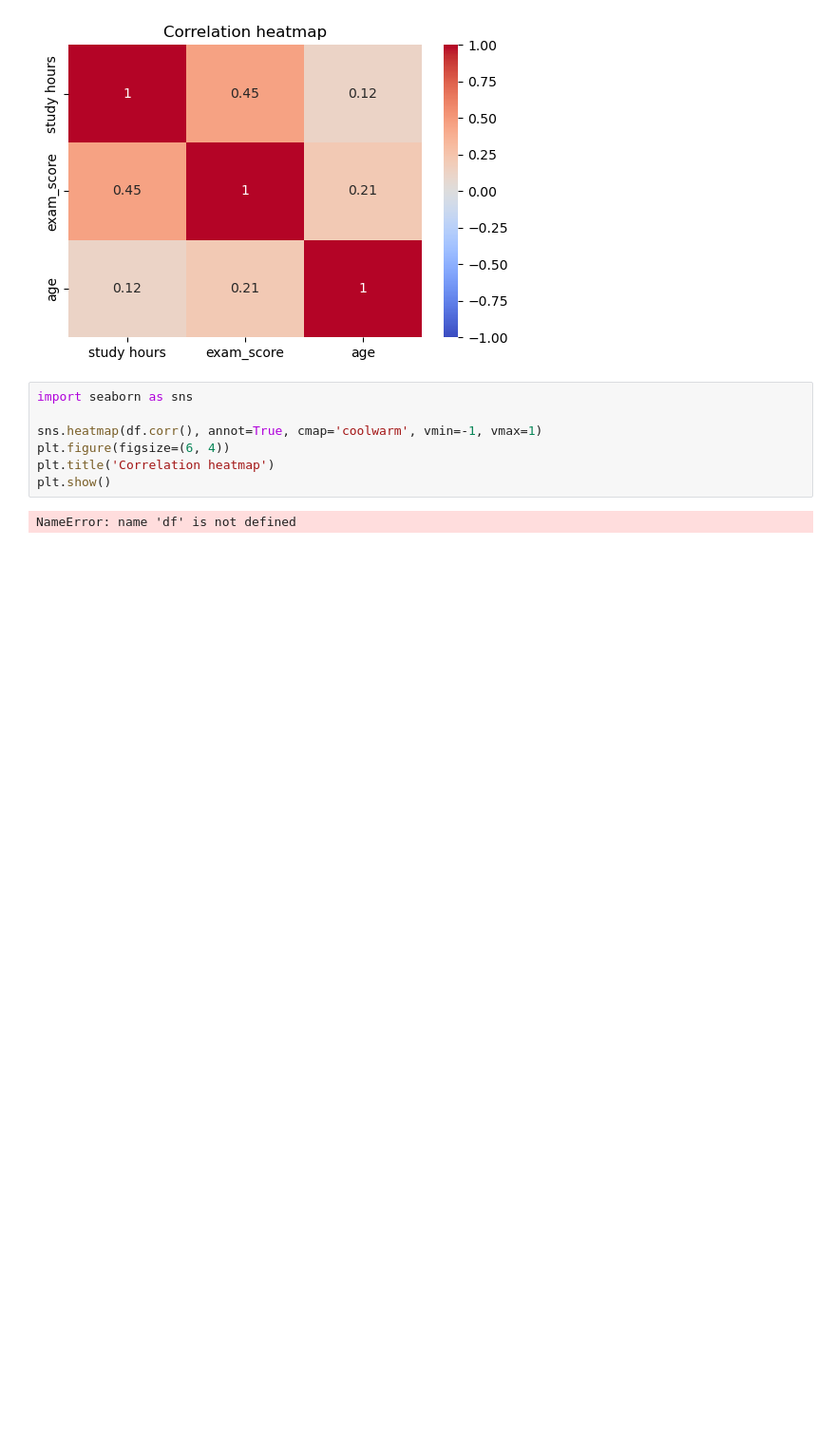
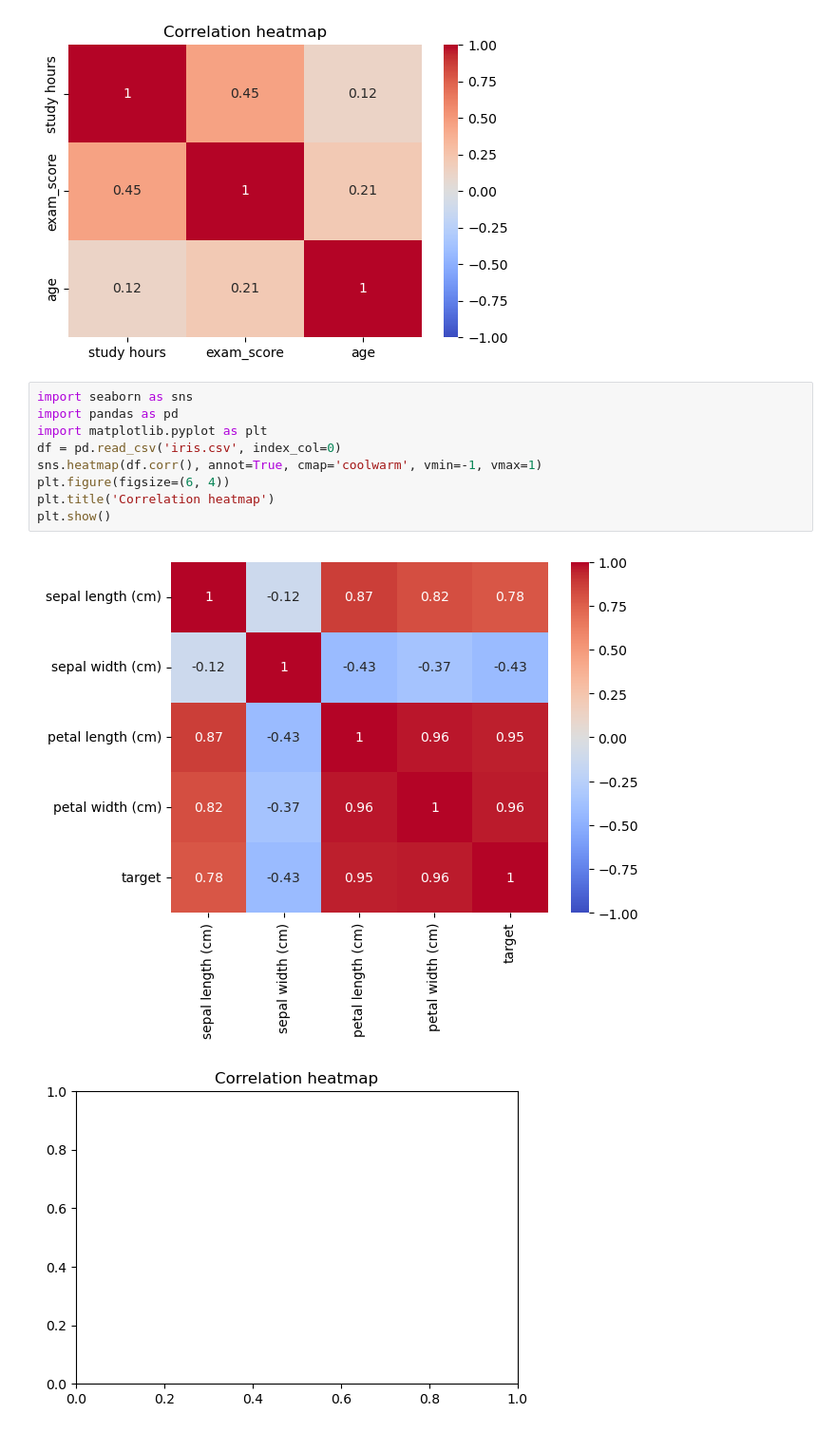
Before and after one commit to audiokello-hue/Testproject, a Jupyter notebook: coursework.ipynb, the cells around one changed output. Shown at 95% size. Drawn from its saved outputs; the diff is of its cells as text; blank space fills up the shorter version.

```diff
--- a/coursework.ipynb
+++ b/coursework.ipynb
@@ -154,10 +154,13 @@ plt.show()
 [figure]
 # %%
 import seaborn as sns
-
+import pandas as pd
+import matplotlib.pyplot as plt
+df = pd.read_csv('iris.csv', index_col=0)
 sns.heatmap(df.corr(), annot=True, cmap='coolwarm', vmin=-1, vmax=1)
 plt.figure(figsize=(6, 4))
 plt.title('Correlation heatmap')
 plt.show()
 # %% [output]
-NameError: name 'df' is not defined
+[figure, added]
+[figure, added]
```
Also changed, not shown: parts of 18 cells of this notebook.
